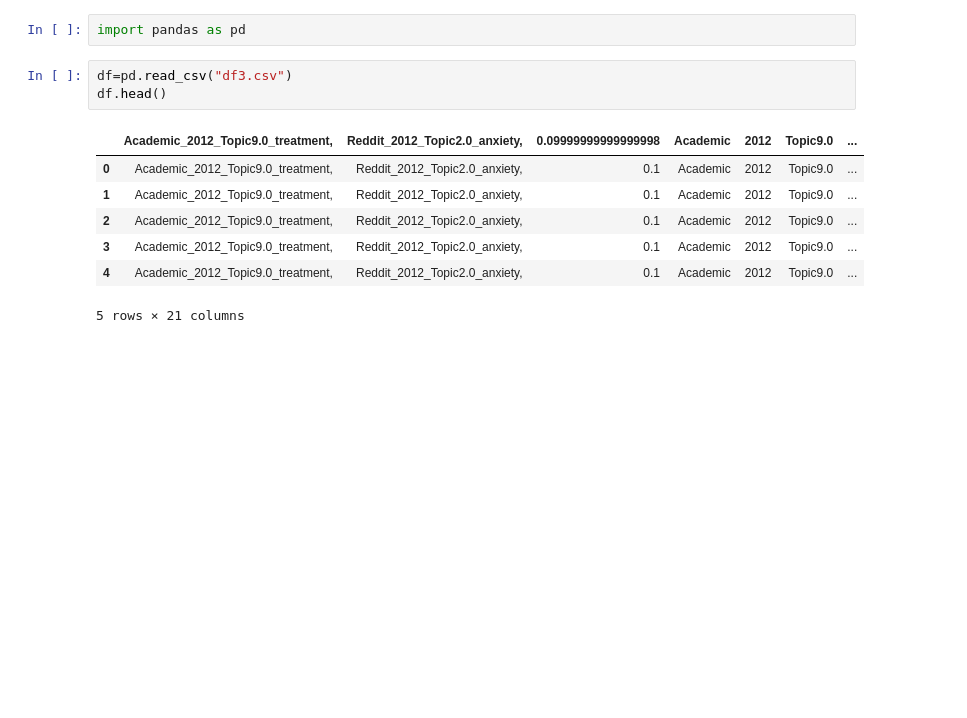
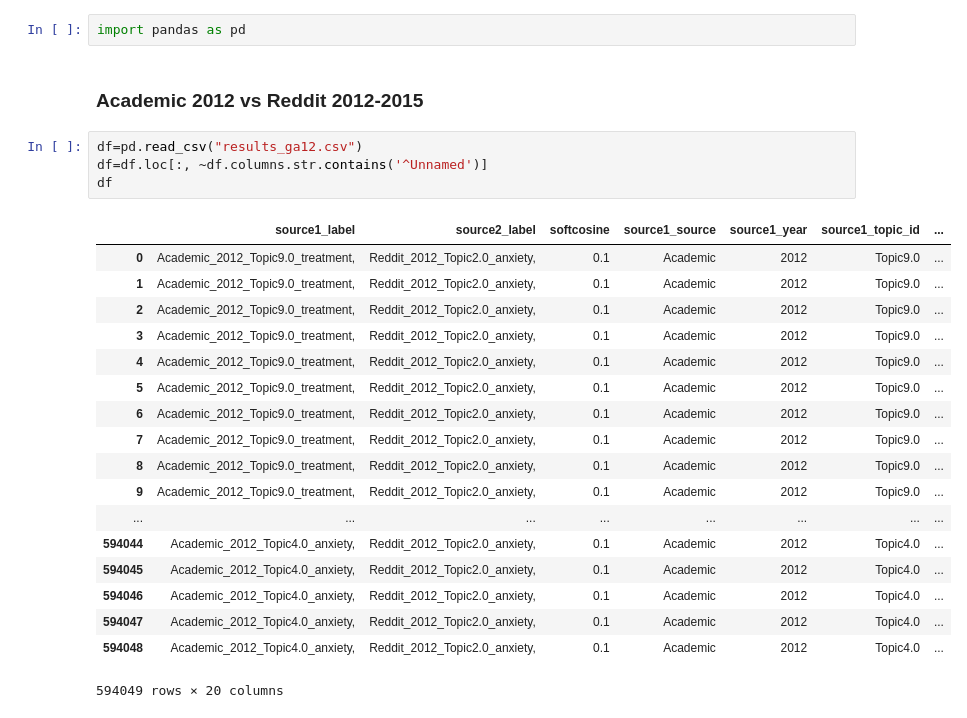
Before and after one commit to MoriZi/Topic_based_Gap_Analysis, a Jupyter notebook: Anxiety/Code/GapAnalysis/Gap Analysis.ipynb, the cells around one changed output. Cells and saved outputs as stored; diff of their text form; blank space fills up the shorter version.

```diff
--- a/Anxiety/Code/GapAnalysis/Gap Analysis.ipynb
+++ b/Anxiety/Code/GapAnalysis/Gap Analysis.ipynb
@@ -1,13 +1,27 @@
 # %%
 import pandas as pd
+# %% [markdown]
+### Academic 2012 vs Reddit 2012-2015
 # %%
-df=pd.read_csv("df3.csv")
-df.head()
+df=pd.read_csv("results_ga12.csv")
+df=df.loc[:, ~df.columns.str.contains('^Unnamed')]
+df
 # %% [output]
-|  | Academic_2012_Topic9.0_treatment, | Reddit_2012_Topic2.0_anxiety, | 0.09999999999999998 | Academic | 2012 | Topic9.0 | ... |
+|  | source1_label | source2_label | softcosine | source1_source | source1_year | source1_topic_id | ... |
 | 0 | Academic_2012_Topic9.0_treatment, | Reddit_2012_Topic2.0_anxiety, | 0.1 | Academic | 2012 | Topic9.0 | ... |
 | 1 | Academic_2012_Topic9.0_treatment, | Reddit_2012_Topic2.0_anxiety, | 0.1 | Academic | 2012 | Topic9.0 | ... |
 | 2 | Academic_2012_Topic9.0_treatment, | Reddit_2012_Topic2.0_anxiety, | 0.1 | Academic | 2012 | Topic9.0 | ... |
 | 3 | Academic_2012_Topic9.0_treatment, | Reddit_2012_Topic2.0_anxiety, | 0.1 | Academic | 2012 | Topic9.0 | ... |
 | 4 | Academic_2012_Topic9.0_treatment, | Reddit_2012_Topic2.0_anxiety, | 0.1 | Academic | 2012 | Topic9.0 | ... |
+| 5 | Academic_2012_Topic9.0_treatment, | Reddit_2012_Topic2.0_anxiety, | 0.1 | Academic | 2012 | Topic9.0 | ... |
+| 6 | Academic_2012_Topic9.0_treatment, | Reddit_2012_Topic2.0_anxiety, | 0.1 | Academic | 2012 | Topic9.0 | ... |
+| 7 | Academic_2012_Topic9.0_treatment, | Reddit_2012_Topic2.0_anxiety, | 0.1 | Academic | 2012 | Topic9.0 | ... |
+| 8 | Academic_2012_Topic9.0_treatment, | Reddit_2012_Topic2.0_anxiety, | 0.1 | Academic | 2012 | Topic9.0 | ... |
+| 9 | Academic_2012_Topic9.0_treatment, | Reddit_2012_Topic2.0_anxiety, | 0.1 | Academic | 2012 | Topic9.0 | ... |
+| ... | ... | ... | ... | ... | ... | ... | ... |
+| 594044 | Academic_2012_Topic4.0_anxiety, | Reddit_2012_Topic2.0_anxiety, | 0.1 | Academic | 2012 | Topic4.0 | ... |
+| 594045 | Academic_2012_Topic4.0_anxiety, | Reddit_2012_Topic2.0_anxiety, | 0.1 | Academic | 2012 | Topic4.0 | ... |
+| 594046 | Academic_2012_Topic4.0_anxiety, | Reddit_2012_Topic2.0_anxiety, | 0.1 | Academic | 2012 | Topic4.0 | ... |
+| 594047 | Academic_2012_Topic4.0_anxiety, | Reddit_2012_Topic2.0_anxiety, | 0.1 | Academic | 2012 | Topic4.0 | ... |
+| 594048 | Academic_2012_Topic4.0_anxiety, | Reddit_2012_Topic2.0_anxiety, | 0.1 | Academic | 2012 | Topic4.0 | ... |
-5 rows × 21 columns
+594049 rows × 20 columns
```
Also changed, not shown: parts of 34 cells of this notebook, 2 other files.
